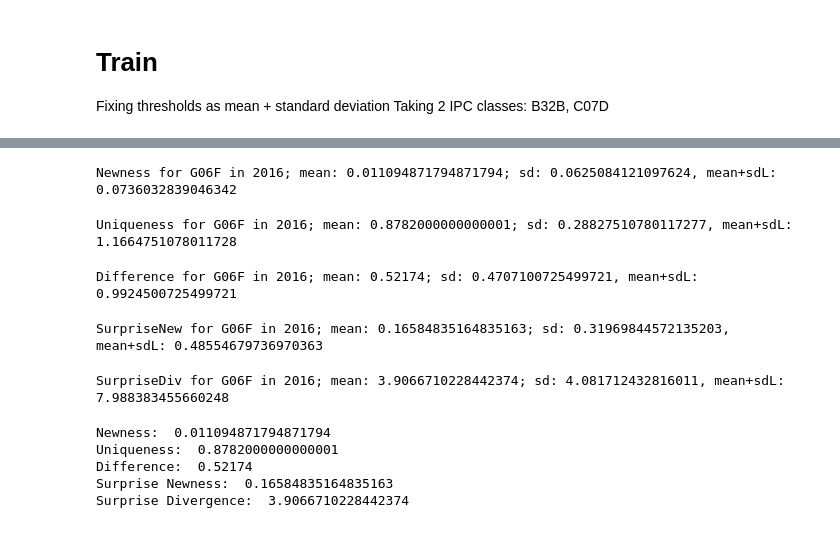
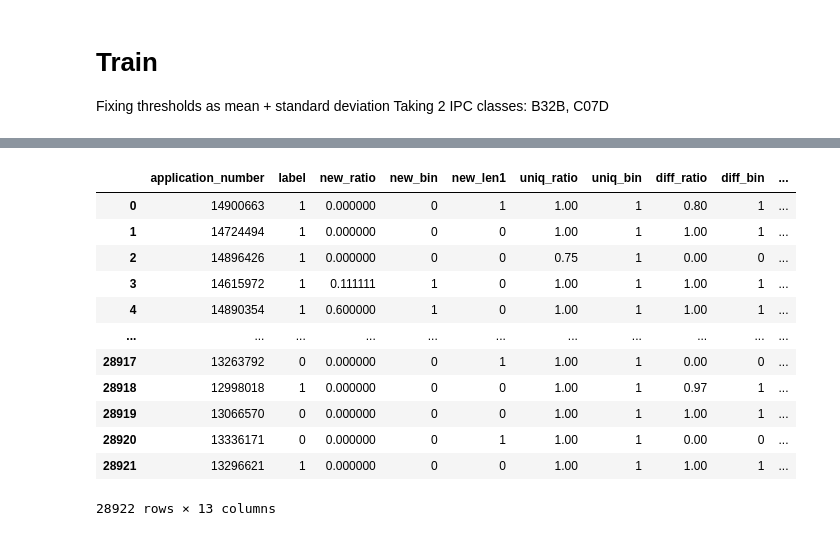
Before and after one commit to edgarLan/brevetNLPv2, a Jupyter notebook: ipcMetrics/metrics.ipynb, the cells around one changed output, grey strips where cells are left out. Saved outputs shown, nothing was run; the diff lists cells and outputs as text; code cells hidden in the pictures.

```diff
--- a/ipcMetrics/metrics.ipynb
+++ b/ipcMetrics/metrics.ipynb
@@ -237,8 +246,0 @@ SurpriseDiv for G06F in 2016; mean: 4.11553224368677; sd: 4.223081378739045, mea
-# %%
-results = compute_scores(list_unique_known=KS_ipc, list_known=KS_sec_ipc, list_expec=ES_sec_ipc, list_new=toEval_ipc, ipc="G06F", year=2016, N=100, nb_K=1000)
-# %% [output]
-Newness for G06F in 2016; mean: 0.011094871794871794; sd: 0.0625084121097624, mean+sdL: 0.0736032839046342
-Uniqueness for G06F in 2016; mean: 0.8782000000000001; sd: 0.28827510780117277, mean+sdL: 1.1664751078011728
-Difference for G06F in 2016; mean: 0.52174; sd: 0.4707100725499721, mean+sdL: 0.9924500725499721
-SurpriseNew for G06F in 2016; mean: 0.16584835164835163; sd: 0.31969844572135203, mean+sdL: 0.48554679736970363
-SurpriseDiv for G06F in 2016; mean: 3.9066710228442374; sd: 4.081712432816011, mean+sdL: 7.988383455660248
@@ -260,12 +247,32 @@ surpDiv_bin = results[9]
-# %%
-print("Newness: ", np.mean(new_ratio))
-print("Uniqueness: ", np.mean(uniq_ratio))
-print("Difference: ", np.mean(diff_ratio))
-print("Surprise Newness: ", np.mean(surpNew_ratio))
-print("Surprise Divergence: ", np.mean(surpDiv_ratio))
-# %% [output]
-Newness:  0.011094871794871794
-Uniqueness:  0.8782000000000001
-Difference:  0.52174
-Surprise Newness:  0.16584835164835163
-Surprise Divergence:  3.9066710228442374
+# %%
+import pandas as pd
+import glob
+
+# Define the path where your CSV files are stored
+path = '/home/edgarlanoue/data/csv/ipcMetrics/train'
+
+# Use glob to find all CSV files in the directory
+all_files = glob.glob(f"{path}/*.csv")
+
+# Read each CSV file and store it in a list of DataFrames
+df_list = [pd.read_csv(file) for file in all_files]
+
+# Concatenate all DataFrames in the list into a single DataFrame
+combined_df = pd.concat(df_list, ignore_index=True)
+
+# Display the first few rows of the combined DataFrame
+combined_df
+# %% [output]
+|  | application_number | label | new_ratio | new_bin | new_len1 | uniq_ratio | uniq_bin | diff_ratio | diff_bin | ... |
+| 0 | 14900663 | 1 | 0.000000 | 0 | 1 | 1.00 | 1 | 0.80 | 1 | ... |
+| 1 | 14724494 | 1 | 0.000000 | 0 | 0 | 1.00 | 1 | 1.00 | 1 | ... |
+| 2 | 14896426 | 1 | 0.000000 | 0 | 0 | 0.75 | 1 | 0.00 | 0 | ... |
+| 3 | 14615972 | 1 | 0.111111 | 1 | 0 | 1.00 | 1 | 1.00 | 1 | ... |
+| 4 | 14890354 | 1 | 0.600000 | 1 | 0 | 1.00 | 1 | 1.00 | 1 | ... |
+| ... | ... | ... | ... | ... | ... | ... | ... | ... | ... | ... |
+| 28917 | 13263792 | 0 | 0.000000 | 0 | 1 | 1.00 | 1 | 0.00 | 0 | ... |
+| 28918 | 12998018 | 1 | 0.000000 | 0 | 0 | 1.00 | 1 | 0.97 | 1 | ... |
+| 28919 | 13066570 | 0 | 0.000000 | 0 | 0 | 1.00 | 1 | 1.00 | 1 | ... |
+| 28920 | 13336171 | 0 | 0.000000 | 0 | 1 | 1.00 | 1 | 0.00 | 0 | ... |
+| 28921 | 13296621 | 1 | 0.000000 | 0 | 0 | 1.00 | 1 | 1.00 | 1 | ... |
+28922 rows × 13 columns
```
Also changed, not shown: parts of 7 cells of this notebook, 1 other file.
